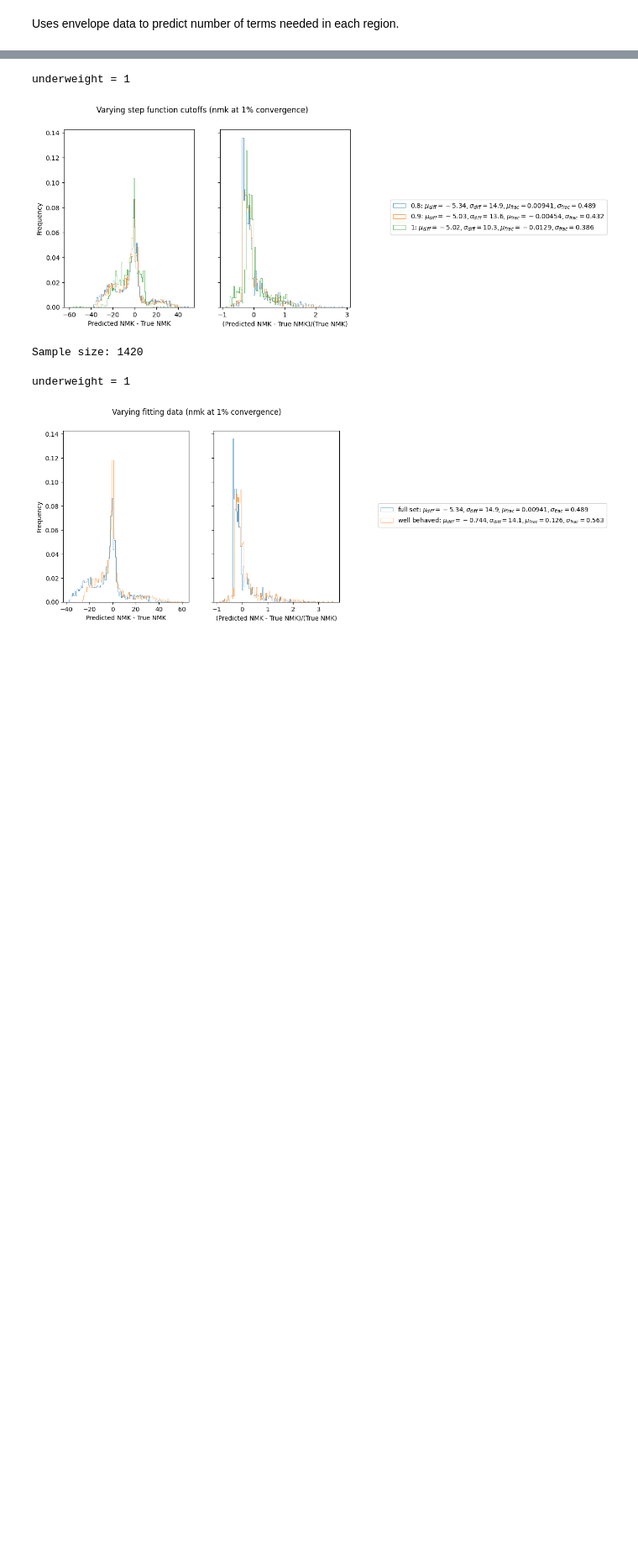
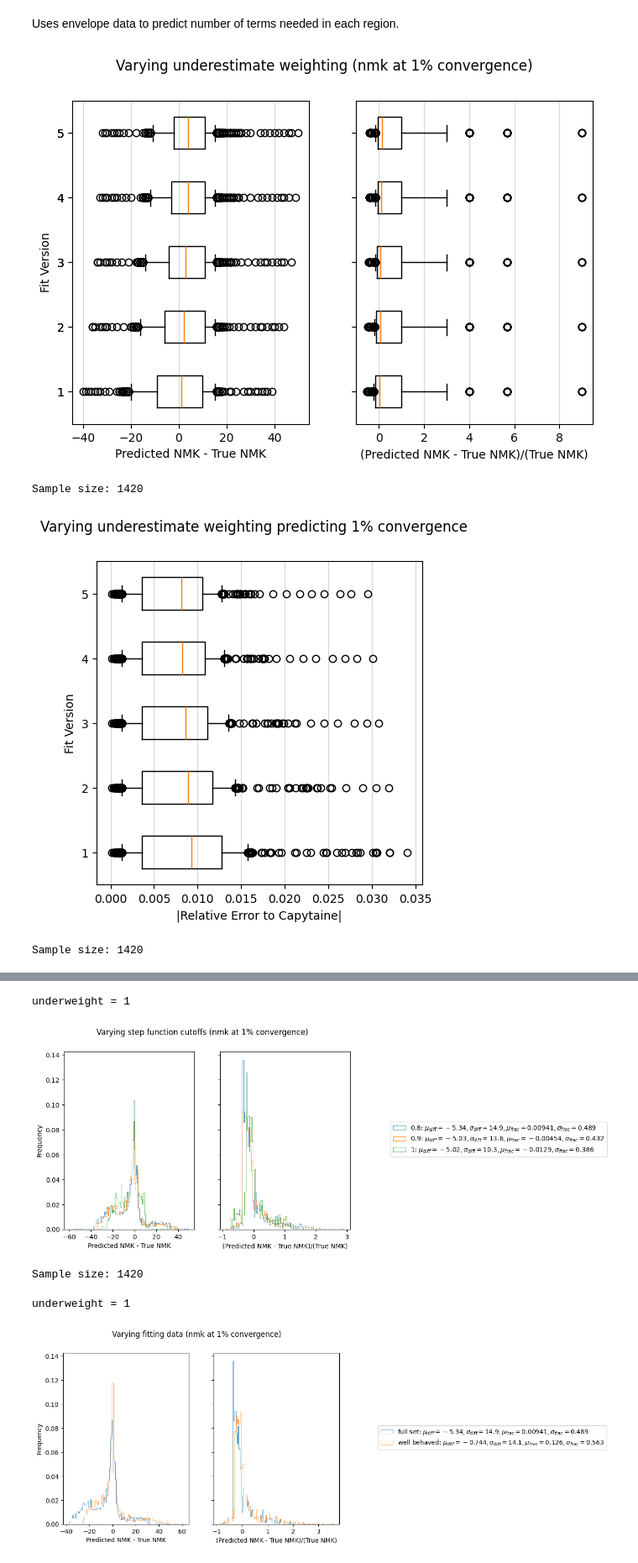
Before and after one commit to symbiotic-engineering/OpenFLASH, a Jupyter notebook: hydro/python/convergence-study/prediction/innermost-predictor.ipynb, the cells around one changed output, grey strips where cells are left out. Shown at 84% size. Cells and saved outputs as stored; diff of their text form; code cells hidden in the pictures; blank space fills up the shorter version.

```diff
--- a/hydro/python/convergence-study/prediction/predictor.ipynb
+++ b/hydro/python/convergence-study/prediction/innermost-predictor.ipynb
@@ -40,6 +40,22 @@ f4_data_low = [cf for cf in f4_data if low_rr(cf)]
 f4_data_mid = [cf for cf in f4_data if not(low_rr(cf) or high_rr(cf))]
 f4_data_high = [cf for cf in f4_data if high_rr(cf)]
 f4_data_substep = f4_data_low + f4_data_high
+# %%
+def sigmoid(a, b, c, x):
+  return (b/(1 + np.exp(-a*(x-1)))) + c
+
+# def tanh_like(a, b, c, )
+
+def inner_model_sigmoid_low():
+  def model_vars(vars, a1, a2, a3, a4, a51, a52, a53, a6):
+    hmdr, right_ratio = vars
+    alpha = (a1 + a2 * hmdr) * (right_ratio < 1) + (a3 + a4 * hmdr) * (right_ratio >= 1)
+    beta = (sigmoid(a51, a52, a53, right_ratio) * hmdr) * (right_ratio < 1) + (a6 * hmdr) * (right_ratio >= 1)
+    return alpha, beta
+
+  variables_used = ["(h-d)/radwidth", "(h-d_out)/(h-d)"]
+  guess = (1.44, 0.03, 1.44, 0.03, 0.2, 0.2, 0.2, 0.03)
+  return model_vars, variables_used, guess
 # %%
 def inner_model_1_cutoff(cutoff):
   def model_vars(vars, a1, a2, a3, a4, a5, a6):
@@ -60,0 +81,17 @@ def inner_weighted_fit_hmdr_rr_only(cfs, hydro, model, guess, nmk_max = 150, und
+# %%
+variables_used, guess, fit_model, cf_params_to_alpha_beta, err_from_nmk_model, nmk_from_err_model = variables_guess_variants(inner_model_sigmoid_low)
+cfs, hydro = f4_data, "am"
+params_dict= {}
+underweight_lst = [1, 2, 3, 4, 5]
+for underweight in underweight_lst:
+  params, res = inner_weighted_fit_hmdr_rr_only(cfs, hydro, fit_model, guess, underweight = underweight)
+  key = str(underweight)
+  params_dict[key] = (twenty_minimum(nmk_from_err_model), params)
+# statpack1 = compare_nmk_distributions(cfs, hydro, params_dict, 0.01, title = "Varying underestimate weighting (nmk at 1% convergence)")
+statpack2 = compare_nmk_distributions(cfs, hydro, params_dict, 0.01, title = "Varying underestimate weighting (nmk at 1% convergence)", plot_type = "box")
+statpack3 = compare_err_distributions(cfs, hydro, params_dict, 0.01, title = "Varying underestimate weighting predicting 1% convergence")
+# %% [output]
+[figure, added]
+Sample size: 1420
+[figure, added]
+Sample size: 1420
```
Also changed, not shown: parts of 5 cells of this notebook, 2 other files.
